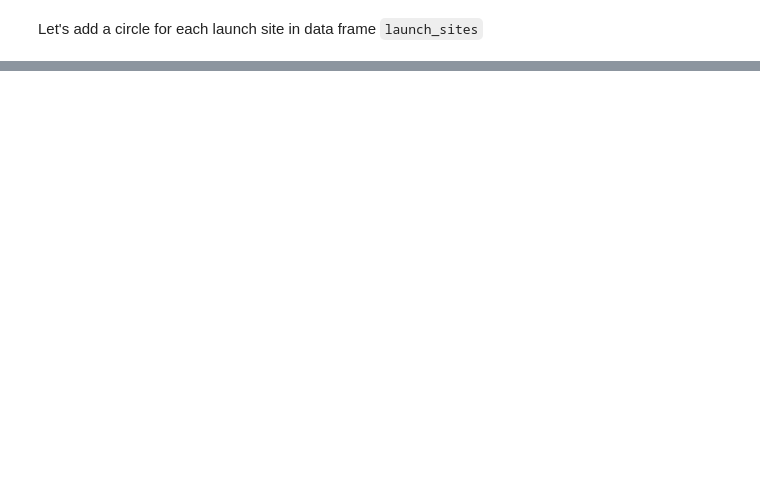
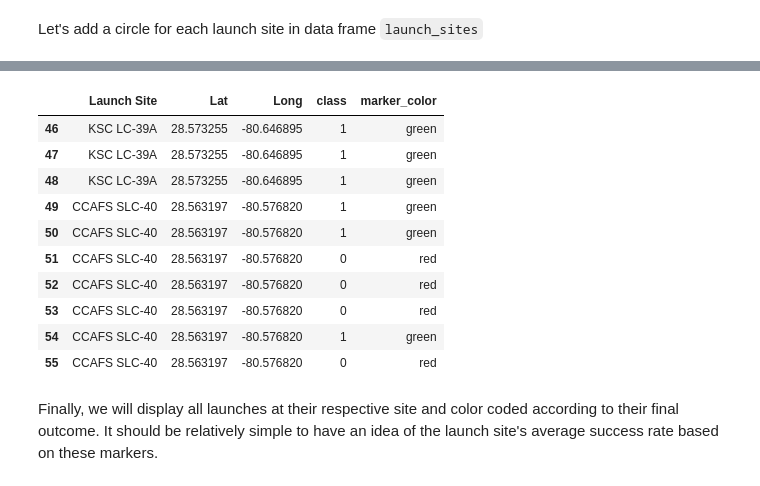
Before and after one commit to sinanthahir/Spacex_landing_prediction, a Jupyter notebook: launchsite_location.ipynb, the cells around one changed output, grey strips where cells are left out. Saved outputs shown, nothing was run; the diff lists cells and outputs as text; code cells hidden in the pictures; blank space fills up the shorter version.

```diff
--- a/launchsite_location.ipynb
+++ b/launchsite_location.ipynb
@@ -106,0 +133,27 @@ site_map
+# %%
+# create a marker object
+marker_cluster = MarkerCluster()
+
+# Function to assign color to launch outcome
+def assign_marker_color(launch_outcome):
+    if launch_outcome == 1:
+        return 'green'
+    else:
+        return 'red'
+
+spacex_df['marker_color'] = spacex_df['class'].apply(assign_marker_color)
+spacex_df.tail(10)
+# %% [output]
+|  | Launch Site | Lat | Long | class | marker_color |
+| 46 | KSC LC-39A | 28.573255 | -80.646895 | 1 | green |
+| 47 | KSC LC-39A | 28.573255 | -80.646895 | 1 | green |
+| 48 | KSC LC-39A | 28.573255 | -80.646895 | 1 | green |
+| 49 | CCAFS SLC-40 | 28.563197 | -80.576820 | 1 | green |
+| 50 | CCAFS SLC-40 | 28.563197 | -80.576820 | 1 | green |
+| 51 | CCAFS SLC-40 | 28.563197 | -80.576820 | 0 | red |
+| 52 | CCAFS SLC-40 | 28.563197 | -80.576820 | 0 | red |
+| 53 | CCAFS SLC-40 | 28.563197 | -80.576820 | 0 | red |
+| 54 | CCAFS SLC-40 | 28.563197 | -80.576820 | 1 | green |
+| 55 | CCAFS SLC-40 | 28.563197 | -80.576820 | 0 | red |
+# %% [markdown]
+Finally, we will display all launches at their respective site and color coded according to their final outcome. It should be relatively simple to have an idea of the launch site's average success rate based on these markers.
```
Also changed, not shown: parts of 13 cells of this notebook, 2 other files.
